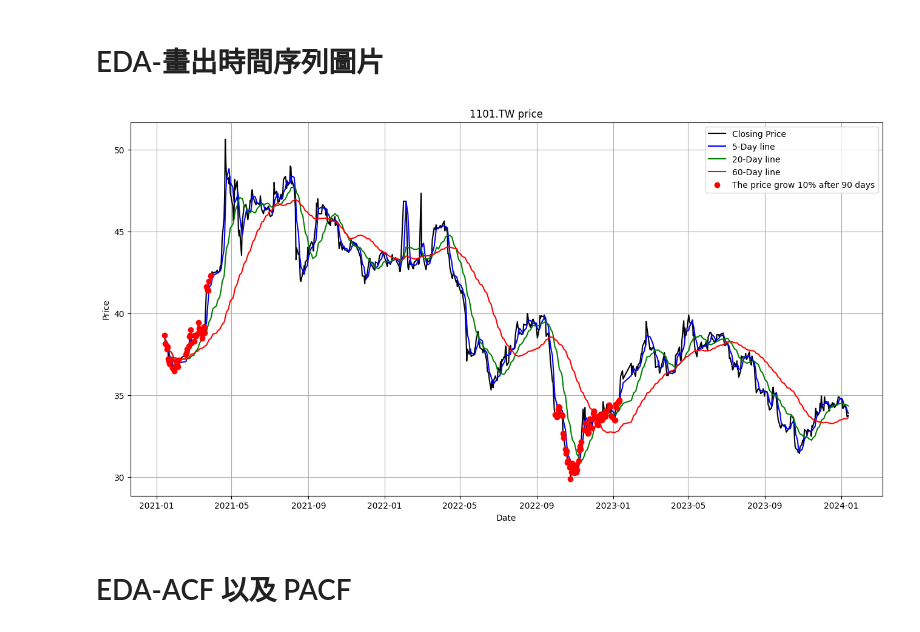
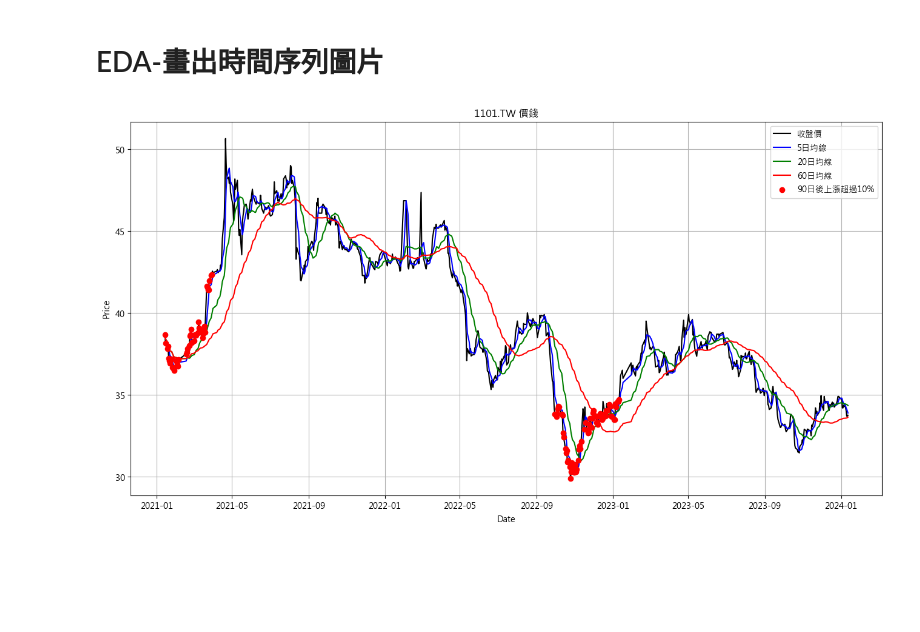
Before and after one commit to lala9456/0605ineterview, a Jupyter notebook: EDA.ipynb, the cells around one changed output. Cells and saved outputs as stored; diff of their text form; code cells hidden in the pictures; blank space fills up the shorter version.

```diff
--- a/EDA.ipynb
+++ b/EDA.ipynb
@@ -214,6 +214,7 @@ cols.insert(1, cols.pop(symbol_index))
 df = df[cols]
 df["symbol"] = "1101.TW"
 # %%
+df.sort_values(by="date",inplace=True)
 df["close_after_90"] = df["close"].shift(-90)   # 標註預測資料(90天后的收盤價是否超越現在的10%)
 df["target"] = df.apply(lambda df: 1 if df['close_after_90'] > df['close'] * 1.1 else 0, axis=1)
 # %%
@@ -227,23 +228,22 @@ import matplotlib.pyplot as plt
 df.set_index('date', inplace=True)
 # %%
 #畫出每日收盤價以及各均線，並標示在90天後股價比遠本高超過10%的點
+plt.rc('font', family='Microsoft JhengHei')
 fig, ax = plt.subplots(figsize=(16, 8))
 
-ax.plot(df.index, df['close'], label='Closing Price', color='black')
-ax.plot(df.index, df['sma_5'], label='5-Day line', color='blue')
-ax.plot(df.index, df['sma_20'], label='20-Day line', color='green')
-ax.plot(df.index, df['sma_60'], label='60-Day line', color='red')
+ax.plot(df.index, df['close'], label='收盤價', color='black')
+ax.plot(df.index, df['sma_5'], label='5日均線', color='blue')
+ax.plot(df.index, df['sma_20'], label='20日均線', color='green')
+ax.plot(df.index, df['sma_60'], label='60日均線', color='red')
 
 target_1 = df[df['target'] == 1]
-ax.scatter(target_1.index, target_1['close'], color='red', label='The price grow 10% after 90 days', zorder=5)
+ax.scatter(target_1.index, target_1['close'], color='red', label='90日後上漲超過10%', zorder=5)
 
-ax.set_title('1101.TW price')
+ax.set_title('1101.TW 價錢')
 ax.set_xlabel('Date')
 ax.set_ylabel('Price')
 ax.legend()
 plt.grid(True)
 plt.show()
 # %% [output]
-[figure, old version]
+[figure, new version]
-# %% [markdown]
-# <h1>EDA-ACF 以及 PACF</h1>
```
Also changed, not shown: parts of 8 cells of this notebook, 1 other file.
